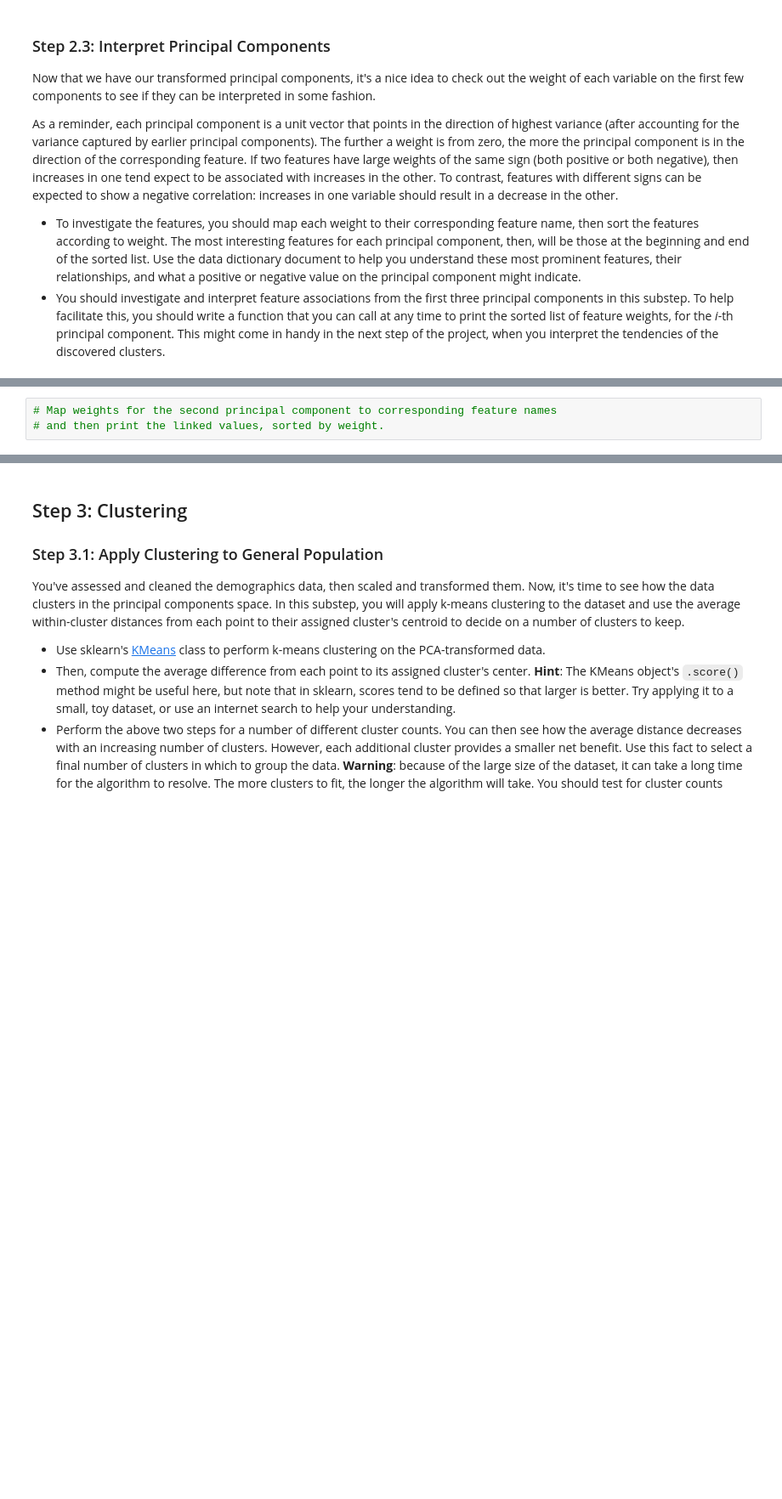
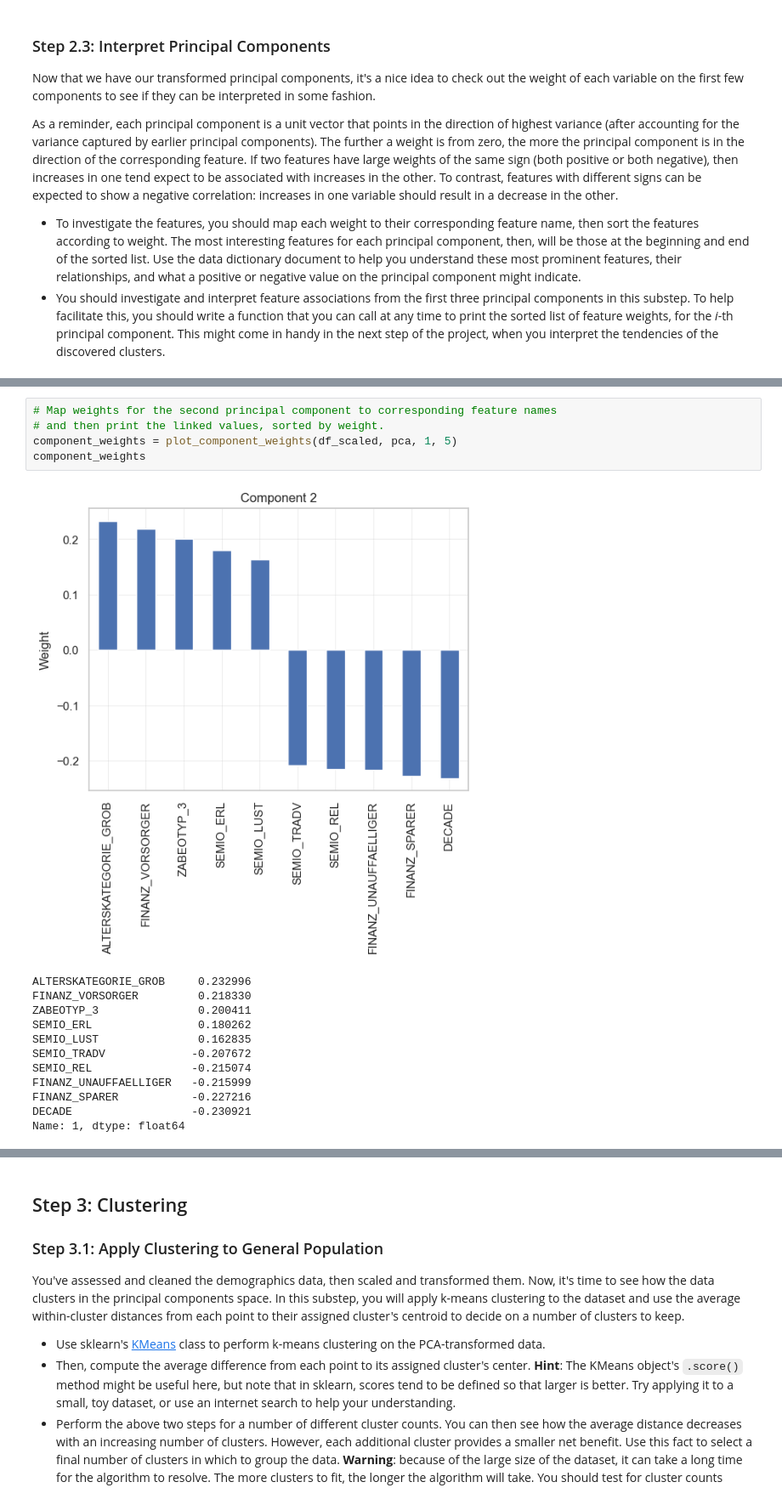
Before and after one commit to luisgj/customer-segments-predictor, a Jupyter notebook: Identify_Customer_Segments.ipynb, the cells around one changed output, grey strips where cells are left out. Shown: that part at 85% size. Drawn from its saved outputs; the diff is of its cells as text; blank space fills up the shorter version.

```diff
--- a/Identify_Customer_Segments.ipynb
+++ b/Identify_Customer_Segments.ipynb
@@ -647,6 +713,21 @@ As a reminder, each principal component is a unit vector that points in the dire
 # %%
 # Map weights for the second principal component to corresponding feature names
 # and then print the linked values, sorted by weight.
+component_weights = plot_component_weights(df_scaled, pca, 1, 5)
+component_weights
+# %% [output]
+[figure, added]
+ALTERSKATEGORIE_GROB     0.232996
+FINANZ_VORSORGER         0.218330
+ZABEOTYP_3               0.200411
+SEMIO_ERL                0.180262
+SEMIO_LUST               0.162835
+SEMIO_TRADV             -0.207672
+SEMIO_REL               -0.215074
+FINANZ_UNAUFFAELLIGER   -0.215999
+FINANZ_SPARER           -0.227216
+DECADE                  -0.230921
+Name: 1, dtype: float64
 # %%
 # Map weights for the third principal component to corresponding feature names
 # and then print the linked values, sorted by weight.
```
Also changed, not shown: parts of 11 cells of this notebook.
